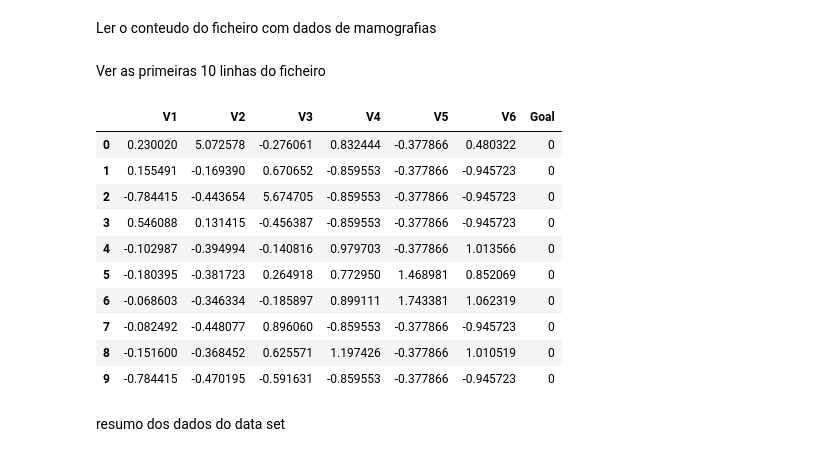
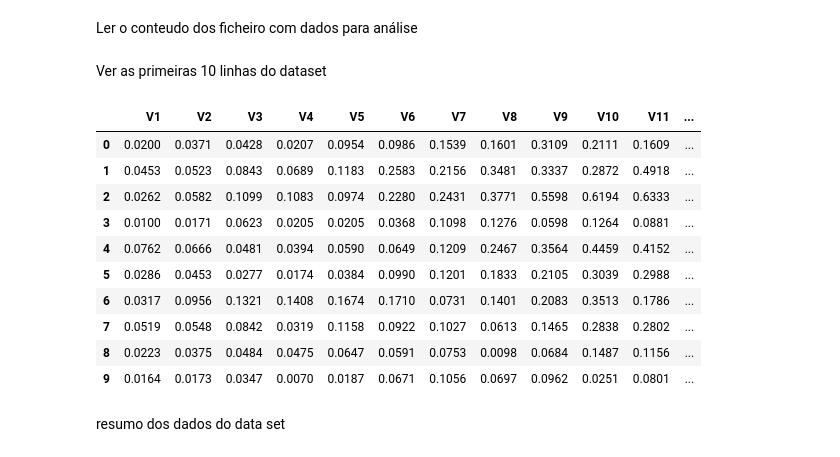
Before and after one commit to SantiagoMadeira/dados, a Jupyter notebook: Exemplo_leitura.ipynb, the cells around one changed output. Drawn from its saved outputs; the diff is of its cells as text; code cells hidden in the pictures.

```diff
--- a/Exemplo_leitura.ipynb
+++ b/Exemplo_leitura.ipynb
@@ -3,25 +3,26 @@
 # %%
 import pandas as pd
 # %% [markdown]
-Ler o conteudo do ficheiro com dados de mamografias
+Ler o conteudo dos ficheiro com dados para análise
 # %%
+l_df_sonar = pd.read_csv('https://raw.githubusercontent.com/SantiagoMadeira/dados/main/sonar.csv')
 l_df_mammography = pd.read_csv('https://raw.githubusercontent.com/SantiagoMadeira/dados/main/mammography.csv')
 # %% [markdown]
-Ver as primeiras 10 linhas do ficheiro
+Ver as primeiras 10 linhas do dataset
 # %%
-l_df_mammography.head(10)
+l_df_sonar.head(10)
 # %% [output]
-|  | V1 | V2 | V3 | V4 | V5 | V6 | Goal |
-| 0 | 0.230020 | 5.072578 | -0.276061 | 0.832444 | -0.377866 | 0.480322 | 0 |
-| 1 | 0.155491 | -0.169390 | 0.670652 | -0.859553 | -0.377866 | -0.945723 | 0 |
-| 2 | -0.784415 | -0.443654 | 5.674705 | -0.859553 | -0.377866 | -0.945723 | 0 |
-| 3 | 0.546088 | 0.131415 | -0.456387 | -0.859553 | -0.377866 | -0.945723 | 0 |
-| 4 | -0.102987 | -0.394994 | -0.140816 | 0.979703 | -0.377866 | 1.013566 | 0 |
-| 5 | -0.180395 | -0.381723 | 0.264918 | 0.772950 | 1.468981 | 0.852069 | 0 |
-| 6 | -0.068603 | -0.346334 | -0.185897 | 0.899111 | 1.743381 | 1.062319 | 0 |
-| 7 | -0.082492 | -0.448077 | 0.896060 | -0.859553 | -0.377866 | -0.945723 | 0 |
-| 8 | -0.151600 | -0.368452 | 0.625571 | 1.197426 | -0.377866 | 1.010519 | 0 |
-| 9 | -0.784415 | -0.470195 | -0.591631 | -0.859553 | -0.377866 | -0.945723 | 0 |
+|  | V1 | V2 | V3 | V4 | V5 | V6 | V7 | V8 | V9 | V10 | V11 | ... |
+| 0 | 0.0200 | 0.0371 | 0.0428 | 0.0207 | 0.0954 | 0.0986 | 0.1539 | 0.1601 | 0.3109 | 0.2111 | 0.1609 | ... |
+| 1 | 0.0453 | 0.0523 | 0.0843 | 0.0689 | 0.1183 | 0.2583 | 0.2156 | 0.3481 | 0.3337 | 0.2872 | 0.4918 | ... |
+| 2 | 0.0262 | 0.0582 | 0.1099 | 0.1083 | 0.0974 | 0.2280 | 0.2431 | 0.3771 | 0.5598 | 0.6194 | 0.6333 | ... |
+| 3 | 0.0100 | 0.0171 | 0.0623 | 0.0205 | 0.0205 | 0.0368 | 0.1098 | 0.1276 | 0.0598 | 0.1264 | 0.0881 | ... |
+| 4 | 0.0762 | 0.0666 | 0.0481 | 0.0394 | 0.0590 | 0.0649 | 0.1209 | 0.2467 | 0.3564 | 0.4459 | 0.4152 | ... |
+| 5 | 0.0286 | 0.0453 | 0.0277 | 0.0174 | 0.0384 | 0.0990 | 0.1201 | 0.1833 | 0.2105 | 0.3039 | 0.2988 | ... |
+| 6 | 0.0317 | 0.0956 | 0.1321 | 0.1408 | 0.1674 | 0.1710 | 0.0731 | 0.1401 | 0.2083 | 0.3513 | 0.1786 | ... |
+| 7 | 0.0519 | 0.0548 | 0.0842 | 0.0319 | 0.1158 | 0.0922 | 0.1027 | 0.0613 | 0.1465 | 0.2838 | 0.2802 | ... |
+| 8 | 0.0223 | 0.0375 | 0.0484 | 0.0475 | 0.0647 | 0.0591 | 0.0753 | 0.0098 | 0.0684 | 0.1487 | 0.1156 | ... |
+| 9 | 0.0164 | 0.0173 | 0.0347 | 0.0070 | 0.0187 | 0.0671 | 0.1056 | 0.0697 | 0.0962 | 0.0251 | 0.0801 | ... |
 # %% [markdown]
 resumo dos dados do data set
 # %%
```
Also changed, not shown: parts of 1 cell of this notebook.
